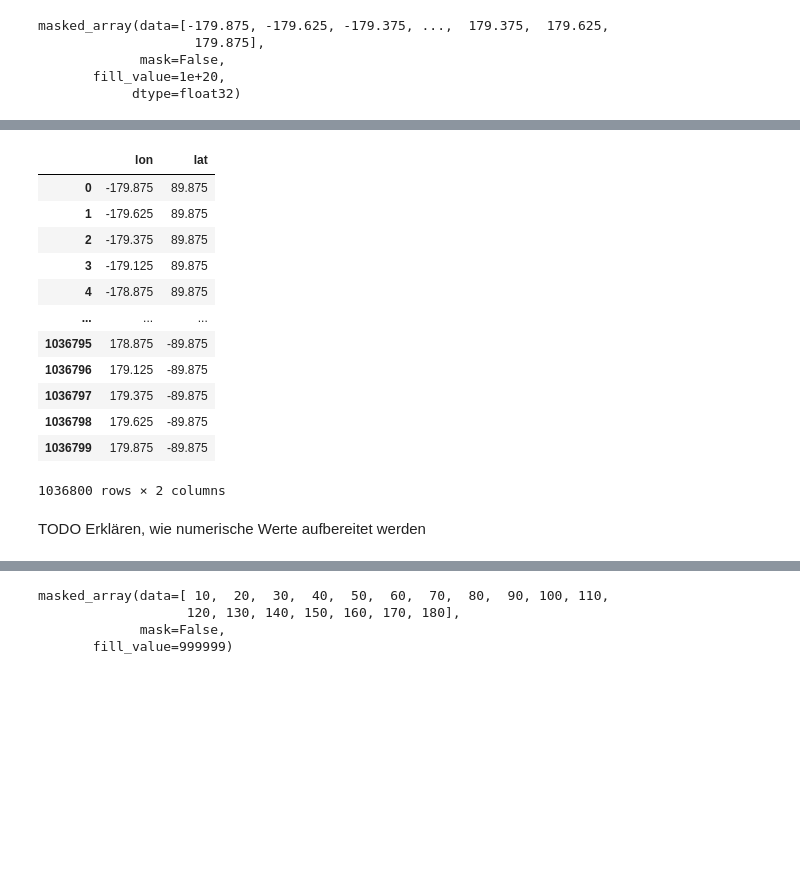
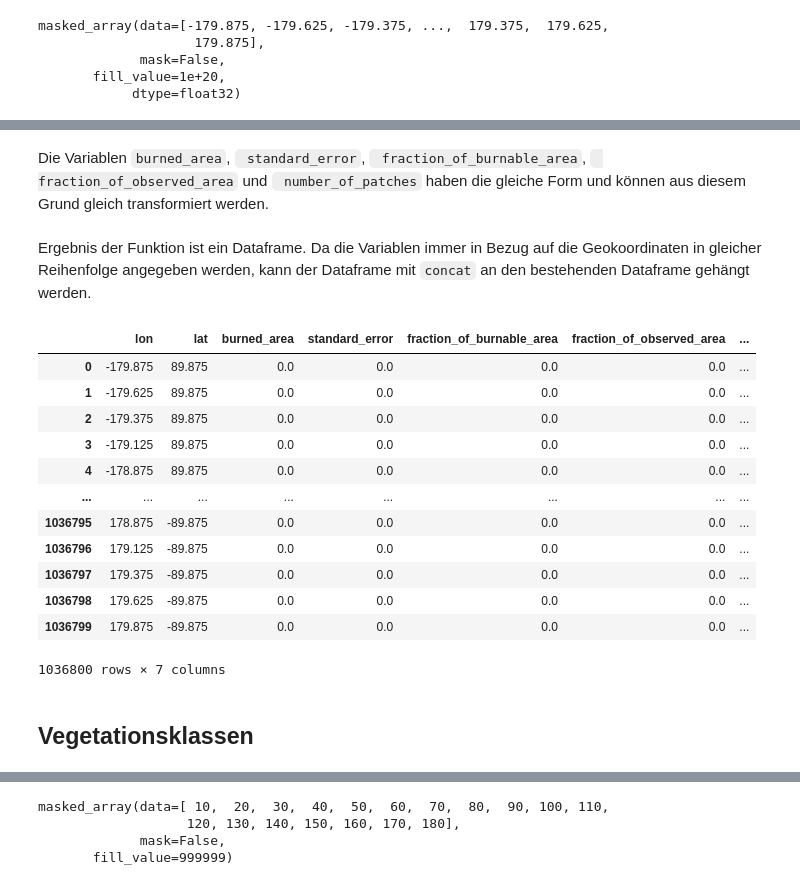
Before and after one commit to sophie-juliette/eda_esa_fire, a Jupyter notebook: concept_data_prep.ipynb, the cells around one changed output, grey strips where cells are left out. Saved outputs shown, nothing was run; the diff lists cells and outputs as text; code cells hidden in the pictures; blank space fills up the shorter version.

```diff
--- a/concept_data_prep.ipynb
+++ b/concept_data_prep.ipynb
@@ -13,3 +20,3 @@ warnings.filterwarnings('ignore')
 # %%
-fn = 'data/20160107-ESACCI-L4_FIRE-BA-MODIS-fv5.0.nc'
+fn = 'data/MODIS_20160701.nc'
 ds = nc.Dataset(fn)
@@ -99,8 +163,15 @@ masked_array(data=[-179.875, -179.625, -179.375, ...,  179.375,  179.625,
+# %% [markdown]
+Die Variablen `burned_area`, ` standard_error`, ` fraction_of_burnable_area`, ` fraction_of_observed_area` und ` number_of_patches` haben die gleiche Form und können aus diesem Grund gleich transformiert werden.
 # %%
-def create_column(dataset, dataframe, number_dimensions,name_variable):
-    if (number_dimensions == 3):
-        variable = dataset[name_variable][:]
-        variable = variable[0]
-        variable_flatt = variable.flatten()
-        dataframe[name_variable] = variable_flatt
-        return dataframe
+def create_column(dataset,name_variable):
+    df_temp = pd.DataFrame()
+    # Auslesen des Arrays aus dem DataSet
+    variable = dataset[name_variable][:]
+    variable = variable[0]
+    # Glätten des Arrays
+    variable_flatt = variable.flatten()
+    # Erstellen des DataFrames
+    df_temp[name_variable] = variable_flatt
+    return df_temp
+# %% [markdown]
+Ergebnis der Funktion ist ein Dataframe. Da die Variablen immer in Bezug auf die Geokoordinaten in gleicher Reihenfolge angegeben werden, kann der Dataframe mit `concat` an den bestehenden Dataframe gehängt werden.
@@ -107,3 +185,21 @@ def create_column(dataset, dataframe, number_dimensions,name_variable):
+# %%
+df_all_data
+# %% [output]
+|  | lon | lat | burned_area | standard_error | fraction_of_burnable_area | fraction_of_observed_area | ... |
+| 0 | -179.875 | 89.875 | 0.0 | 0.0 | 0.0 | 0.0 | ... |
+| 1 | -179.625 | 89.875 | 0.0 | 0.0 | 0.0 | 0.0 | ... |
+| 2 | -179.375 | 89.875 | 0.0 | 0.0 | 0.0 | 0.0 | ... |
+| 3 | -179.125 | 89.875 | 0.0 | 0.0 | 0.0 | 0.0 | ... |
+| 4 | -178.875 | 89.875 | 0.0 | 0.0 | 0.0 | 0.0 | ... |
+| ... | ... | ... | ... | ... | ... | ... | ... |
+| 1036795 | 178.875 | -89.875 | 0.0 | 0.0 | 0.0 | 0.0 | ... |
+| 1036796 | 179.125 | -89.875 | 0.0 | 0.0 | 0.0 | 0.0 | ... |
+| 1036797 | 179.375 | -89.875 | 0.0 | 0.0 | 0.0 | 0.0 | ... |
+| 1036798 | 179.625 | -89.875 | 0.0 | 0.0 | 0.0 | 0.0 | ... |
+| 1036799 | 179.875 | -89.875 | 0.0 | 0.0 | 0.0 | 0.0 | ... |
+1036800 rows × 7 columns
+# %% [markdown]
+## Vegetationsklassen
 # %%
 #Variable burned_area_in_vegetation_class mit Shape (1, 18, 720, 1440)
 
@@ -114,23 +207,0 @@ df_whole_world = create_column(ds, df_whole_world, 3, 'burned_area')
-# %%
-whole_world = {
-    'lon': lons_flatt,
-    'lat': lats_flatt,
-}
-df_whole_world = pd.DataFrame(whole_world)
-df_whole_world
-# %% [output]
-|  | lon | lat |
-| 0 | -179.875 | 89.875 |
-| 1 | -179.625 | 89.875 |
-| 2 | -179.375 | 89.875 |
-| 3 | -179.125 | 89.875 |
-| 4 | -178.875 | 89.875 |
-| ... | ... | ... |
-| 1036795 | 178.875 | -89.875 |
-| 1036796 | 179.125 | -89.875 |
-| 1036797 | 179.375 | -89.875 |
-| 1036798 | 179.625 | -89.875 |
-| 1036799 | 179.875 | -89.875 |
-1036800 rows × 2 columns
-# %% [markdown]
-TODO Erklären, wie numerische Werte aufbereitet werden
```
Also changed, not shown: parts of 101 cells of this notebook.
